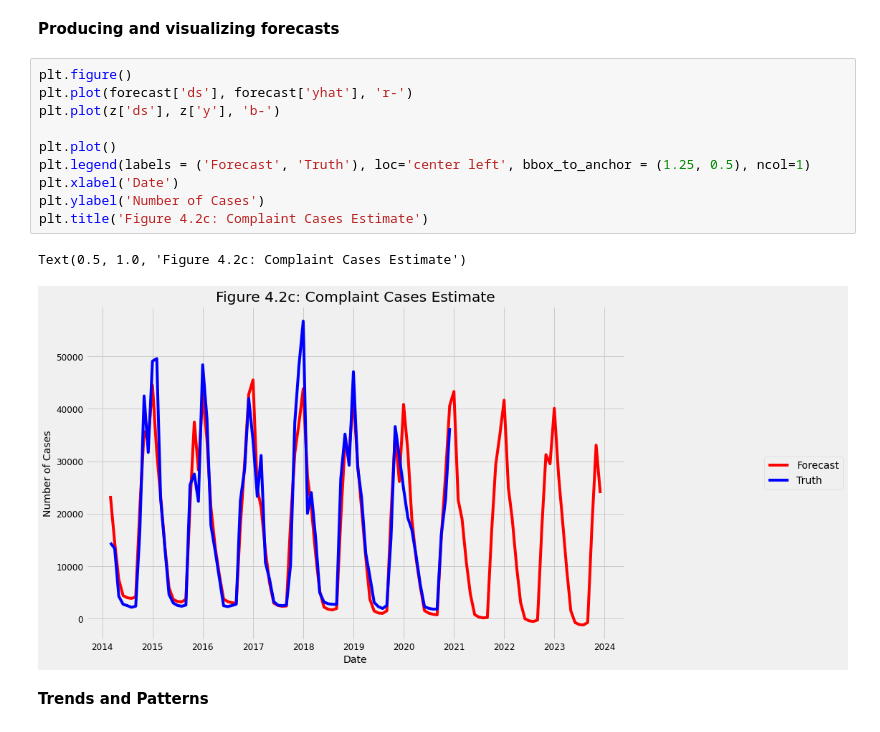
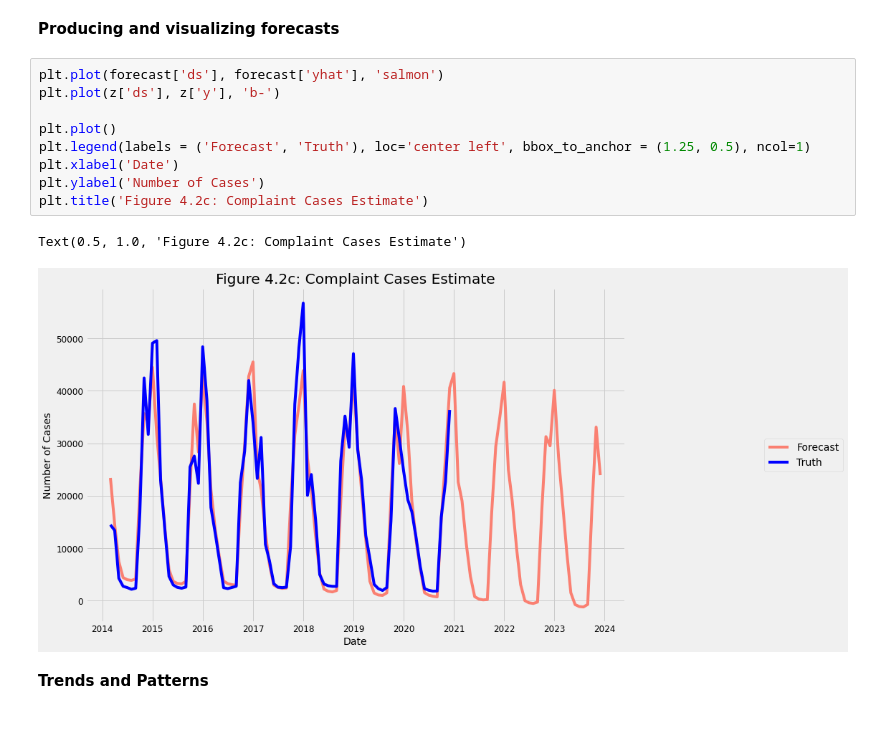
Before and after one commit to GieselC/311_Complaint_Analysis, a Jupyter notebook: NewYorkComplaintCase.ipynb, the cells around one changed output. Saved outputs shown, nothing was run; the diff lists cells and outputs as text.

```diff
--- a/NewYorkComplaintCase.ipynb
+++ b/NewYorkComplaintCase.ipynb
@@ -834,18 +834,17 @@ RMSE = 15741.6
 # %% [markdown]
 **Producing and visualizing forecasts**
 # %%
-plt.figure()
-plt.plot(forecast['ds'], forecast['yhat'], 'r-')
+plt.plot(forecast['ds'], forecast['yhat'], 'salmon')
 plt.plot(z['ds'], z['y'], 'b-')
 
 plt.plot()
 plt.legend(labels = ('Forecast', 'Truth'), loc='center left', bbox_to_anchor = (1.25, 0.5), ncol=1)
 plt.xlabel('Date')
 plt.ylabel('Number of Cases')
 plt.title('Figure 4.2c: Complaint Cases Estimate')
 # %% [output]
 Text(0.5, 1.0, 'Figure 4.2c: Complaint Cases Estimate')
-[figure, old version]
+[figure, new version]
 # %% [markdown]
 **Trends and Patterns**
 # %%
```
Also changed, not shown: parts of 2 cells of this notebook.
